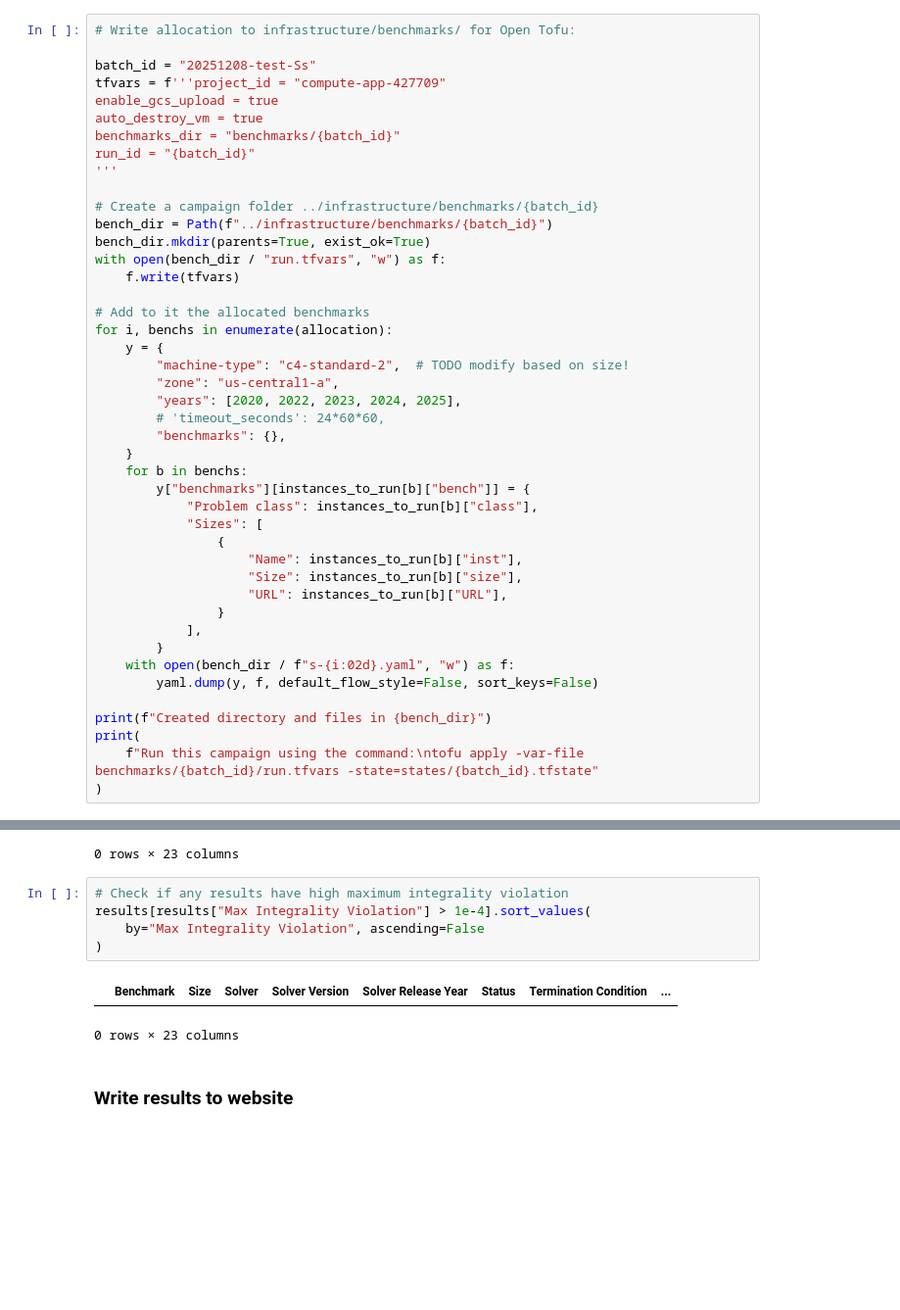
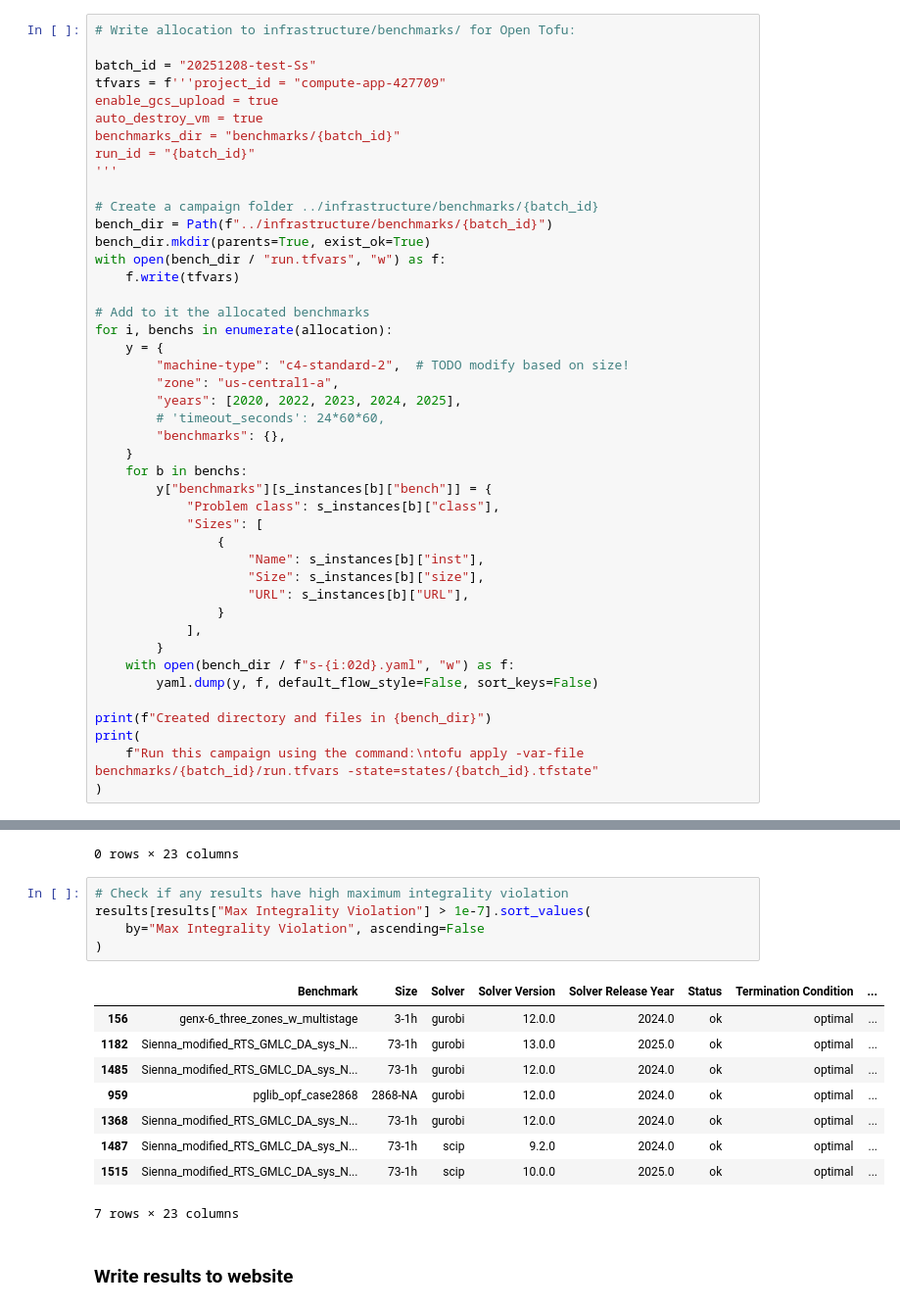
Before and after one commit to open-energy-transition/solver-benchmark, a Jupyter notebook: notebooks/run-v2.ipynb, the cells around one changed output, grey strips where cells are left out. Shown at 98% size. Saved outputs shown, nothing was run; the diff lists cells and outputs as text; blank space fills up the shorter version.

```diff
--- a/notebooks/run-v2.ipynb
+++ b/notebooks/run-v2.ipynb
@@ -229,13 +229,13 @@ for i, benchs in enumerate(allocation):
         "benchmarks": {},
     }
     for b in benchs:
-        y["benchmarks"][instances_to_run[b]["bench"]] = {
-            "Problem class": instances_to_run[b]["class"],
+        y["benchmarks"][s_instances[b]["bench"]] = {
+            "Problem class": s_instances[b]["class"],
             "Sizes": [
                 {
-                    "Name": instances_to_run[b]["inst"],
-                    "Size": instances_to_run[b]["size"],
-                    "URL": instances_to_run[b]["URL"],
+                    "Name": s_instances[b]["inst"],
+                    "Size": s_instances[b]["size"],
+                    "URL": s_instances[b]["URL"],
                 }
             ],
         }
@@ -1720,12 +1745,19 @@ results[results["Duality Gap"] > 1e-4].sort_values(by="Duality Gap", ascending=F
 0 rows × 23 columns
 # %%
 # Check if any results have high maximum integrality violation
-results[results["Max Integrality Violation"] > 1e-4].sort_values(
+results[results["Max Integrality Violation"] > 1e-7].sort_values(
     by="Max Integrality Violation", ascending=False
 )
 # %% [output]
 |  | Benchmark | Size | Solver | Solver Version | Solver Release Year | Status | Termination Condition | ... |
+| 156 | genx-6_three_zones_w_multistage | 3-1h | gurobi | 12.0.0 | 2024.0 | ok | optimal | ... |
+| 1182 | Sienna_modified_RTS_GMLC_DA_sys_N... | 73-1h | gurobi | 13.0.0 | 2025.0 | ok | optimal | ... |
+| 1485 | Sienna_modified_RTS_GMLC_DA_sys_N... | 73-1h | gurobi | 12.0.0 | 2024.0 | ok | optimal | ... |
+| 959 | pglib_opf_case2868 | 2868-NA | gurobi | 12.0.0 | 2024.0 | ok | optimal | ... |
+| 1368 | Sienna_modified_RTS_GMLC_DA_sys_N... | 73-1h | gurobi | 12.0.0 | 2024.0 | ok | optimal | ... |
+| 1487 | Sienna_modified_RTS_GMLC_DA_sys_N... | 73-1h | scip | 9.2.0 | 2024.0 | ok | optimal | ... |
+| 1515 | Sienna_modified_RTS_GMLC_DA_sys_N... | 73-1h | scip | 10.0.0 | 2025.0 | ok | optimal | ... |
-0 rows × 23 columns
+7 rows × 23 columns
 # %% [markdown]
 ### Write results to website
 # %%
```
Also changed, not shown: parts of 14 cells of this notebook, 1 other file.
